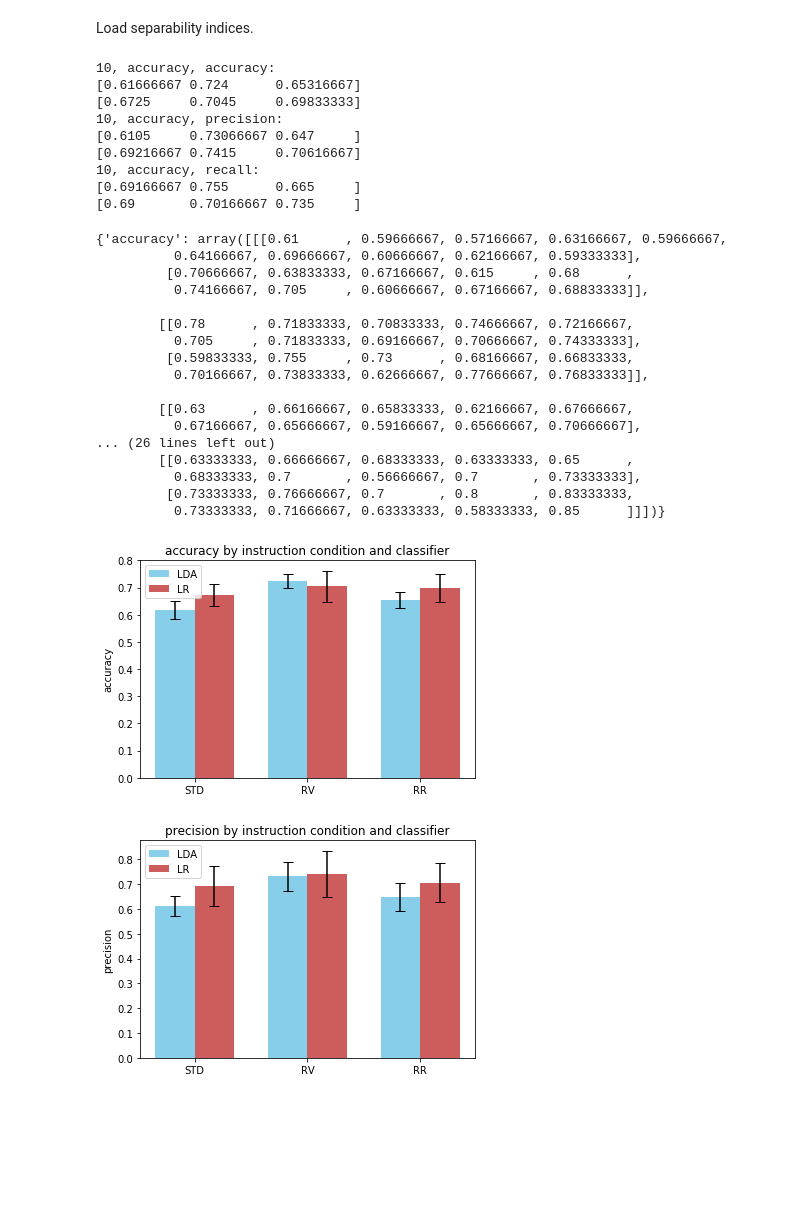
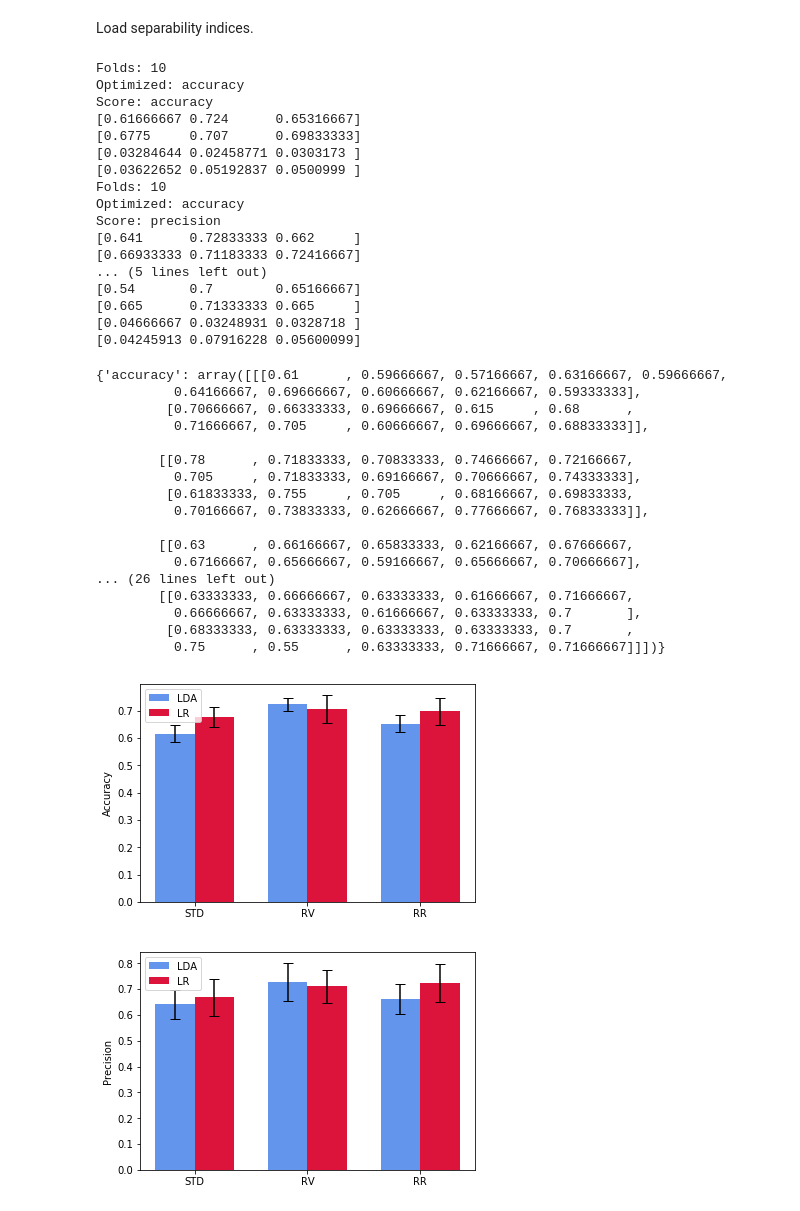
Before and after one commit to liephat/personality_seegnature, a Jupyter notebook: personality_seegnature/evaluation-interr2.ipynb, the cells around one changed output. Saved outputs shown, nothing was run; the diff lists cells and outputs as text; code cells hidden in the pictures; blank space fills up the shorter version.

Commit message:
update notebooks for ml evaluation of interr1

```diff
--- a/personality_seegnature/evaluation-interr2.ipynb
+++ b/personality_seegnature/evaluation-interr2.ipynb
@@ -98,7 +98,7 @@ def perform_grid_search(clf, X, y, score, n_splits, param_grid, name, verbose=Fa
 
     return grid_clf.best_params_
 # %%
-def run_evaluation(clf, X, y, n_splits, score='accuracy'):
+def run_evaluation(clf, X, y, n_splits, score='accuracy', pos_label=1):
 
     results = []
 
@@ -117,9 +117,9 @@ def run_evaluation(clf, X, y, n_splits, score='accuracy'):
             if score is 'accuracy':
                 mean_score += accuracy_score(y[test], y_pred)
             elif score is 'precision':
-                mean_score += precision_score(y[test], y_pred)
+                mean_score += precision_score(y[test], y_pred, pos_label=pos_label)
             elif score is 'recall':
-                mean_score += recall_score(y[test], y_pred)
+                mean_score += recall_score(y[test], y_pred, pos_label=pos_label)
 
         # Mean accuracy
         mean_score /= n_splits
@@ -128,7 +128,7 @@ def run_evaluation(clf, X, y, n_splits, score='accuracy'):
 
     return results
 # %%
-def run_set_of_evaluations(datasets, n_splits, optimize_score, evaluate_scores, name):
+def run_set_of_evaluations(datasets, n_splits, optimize_score, evaluate_scores, pos_label, name):
 
     # initialize result dictionary and lists for each score
     results = {}
@@ -153,8 +153,8 @@ def run_set_of_evaluations(datasets, n_splits, optimize_score, evaluate_scores,
 
             results_dataset = []
 
-            results_lda = run_evaluation(lda, X, y, n_splits, score)
-            results_lr = run_evaluation(lr, X, y, n_splits, score)
+            results_lda = run_evaluation(lda, X, y, n_splits, score, pos_label)
+            results_lr = run_evaluation(lr, X, y, n_splits, score, pos_label)
 
             results_dataset.append(results_lda)
             results_dataset.append(results_lr)
@@ -176,19 +176,22 @@ def run_set_of_evaluations(datasets, n_splits, optimize_score, evaluate_scores,
         means = np.mean(results[score], axis=2)
         stds = np.std(results[score], axis=2)
 
-        print('%i, %s, %s:' % (n_splits, optimize_score, score))
+        print('Folds: %i\nOptimized: %s\nScore: %s' % (n_splits, optimize_score, score))
         print(means[:,0])
         print(means[:,1])
+
+        print(stds[:,0])
+        print(stds[:,1])
 
         ind = np.arange(len(means))
         width = 0.35
 
         fig, ax = plt.subplots()
-        rects1 = ax.bar(ind - width/2, means[:,0], width, yerr=stds[:,0], color='SkyBlue', label='LDA', capsize=5)
-        rects2 = ax.bar(ind + width/2, means[:,1], width, yerr=stds[:,1], color='IndianRed', label='LR', capsize=5)
+        rects1 = ax.bar(ind - width/2, means[:,0], width, yerr=stds[:,0], color='CornFlowerBlue', label='LDA', capsize=5)
+        rects2 = ax.bar(ind + width/2, means[:,1], width, yerr=stds[:,1], color='Crimson', label='LR', capsize=5)
 
-        ax.set_ylabel(score)
-        ax.set_title('%s by instruction condition and classifier' % score)
+        ax.set_ylabel(score.title())
+        # ax.set_title('%s by instruction condition and classifier' % score)
         ax.set_xticks(ind)
         ax.set_xticklabels(xtick_labels)
         ax.legend()
@@ -298,33 +314,41 @@ consc_rv_corr.extract_features([[120, 192], [200, 220]], CHANNELS, 'Consc_Group'
 consc_rr_corr.extract_features([[112, 220]], CHANNELS, 'Consc_Group')
 # A: [112, 168], [172, 212]
 # %%
-run_set_of_evaluations([consc_std_corr, consc_rv_corr, consc_rr_corr], 10, 'accuracy', ['accuracy', 'precision', 'recall'], 'interr1')
+run_set_of_evaluations([consc_std_corr, consc_rv_corr, consc_rr_corr], 10, 'accuracy', ['accuracy', 'precision', 'recall'], 0, 'interr1')
 # %% [output]
-10, accuracy, accuracy:
+Folds: 10
+Optimized: accuracy
+Score: accuracy
 [0.61666667 0.724      0.65316667]
-[0.6725     0.7045     0.69833333]
-10, accuracy, precision:
-[0.6105     0.73066667 0.647     ]
-[0.69216667 0.7415     0.70616667]
-10, accuracy, recall:
-[0.69166667 0.755      0.665     ]
-[0.69       0.70166667 0.735     ]
+[0.6775     0.707      0.69833333]
+[0.03284644 0.02458771 0.0303173 ]
+[0.03622652 0.05192837 0.0500999 ]
+Folds: 10
+Optimized: accuracy
+Score: precision
+[0.641      0.72833333 0.662     ]
+[0.66933333 0.71183333 0.72416667]
+... (5 lines left out)
+[0.54       0.7        0.65166667]
+[0.665      0.71333333 0.665     ]
+[0.04666667 0.03248931 0.0328718 ]
+[0.04245913 0.07916228 0.05600099]
 {'accuracy': array([[[0.61      , 0.59666667, 0.57166667, 0.63166667, 0.59666667,
           0.64166667, 0.69666667, 0.60666667, 0.62166667, 0.59333333],
-         [0.70666667, 0.63833333, 0.67166667, 0.615     , 0.68      ,
-          0.74166667, 0.705     , 0.60666667, 0.67166667, 0.68833333]],
+         [0.70666667, 0.66333333, 0.69666667, 0.615     , 0.68      ,
+          0.71666667, 0.705     , 0.60666667, 0.69666667, 0.68833333]],
 
         [[0.78      , 0.71833333, 0.70833333, 0.74666667, 0.72166667,
           0.705     , 0.71833333, 0.69166667, 0.70666667, 0.74333333],
-         [0.59833333, 0.755     , 0.73      , 0.68166667, 0.66833333,
+         [0.61833333, 0.755     , 0.705     , 0.68166667, 0.69833333,
           0.70166667, 0.73833333, 0.62666667, 0.77666667, 0.76833333]],
 
         [[0.63      , 0.66166667, 0.65833333, 0.62166667, 0.67666667,
           0.67166667, 0.65666667, 0.59166667, 0.65666667, 0.70666667],
 ... (26 lines left out)
-        [[0.63333333, 0.66666667, 0.68333333, 0.63333333, 0.65      ,
-          0.68333333, 0.7       , 0.56666667, 0.7       , 0.73333333],
-         [0.73333333, 0.76666667, 0.7       , 0.8       , 0.83333333,
-          0.73333333, 0.71666667, 0.63333333, 0.58333333, 0.85      ]]])}
+        [[0.63333333, 0.66666667, 0.63333333, 0.61666667, 0.71666667,
+          0.66666667, 0.63333333, 0.61666667, 0.63333333, 0.7       ],
+         [0.68333333, 0.63333333, 0.63333333, 0.63333333, 0.7       ,
+          0.75      , 0.55      , 0.63333333, 0.71666667, 0.71666667]]])}
-[figure, old version]
+[figure, new version]
-[figure, old version]
+[figure, new version]
```
Also changed, not shown: parts of 4 cells of this notebook, 1 other file.
